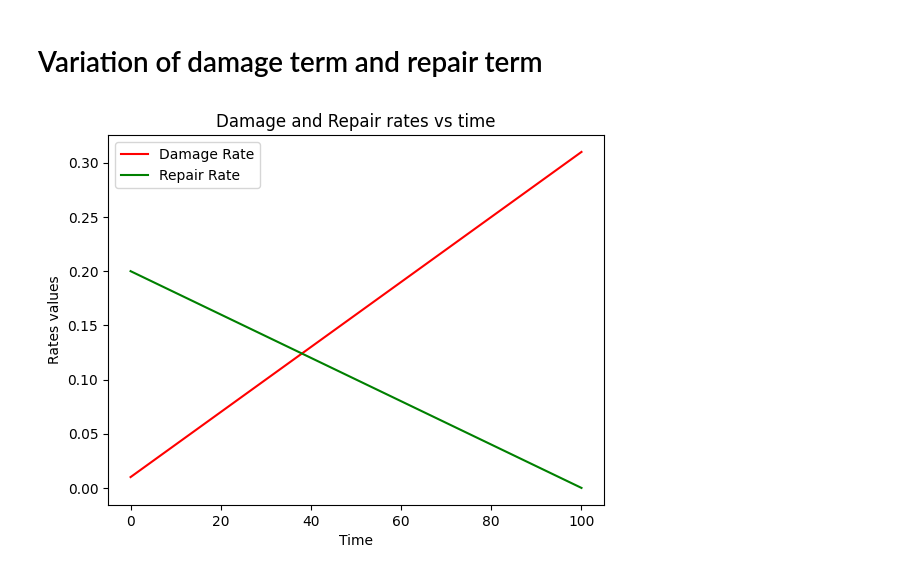
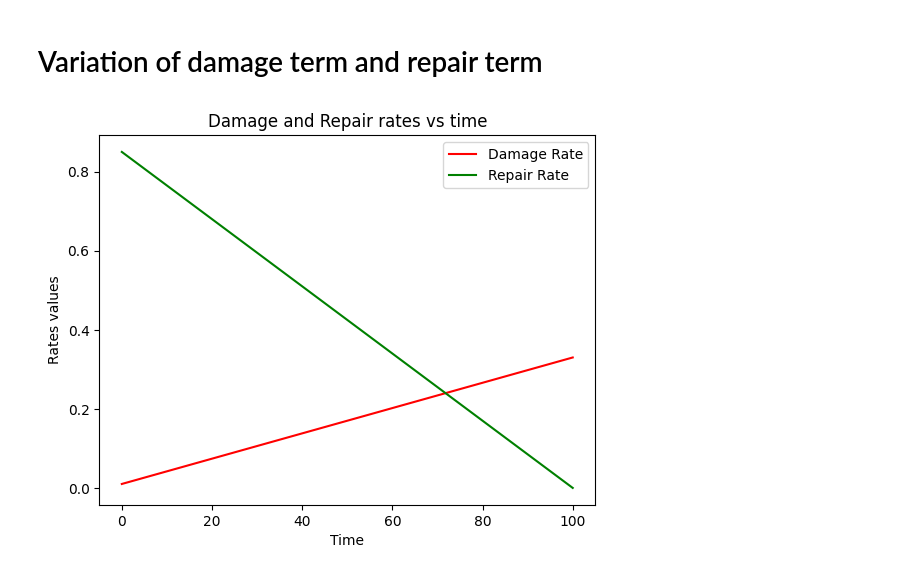
Before and after one commit to Rafther0112/Human_Aging_Research, a Jupyter notebook: Second_Part_Research/model_frailty_index_option_1.ipynb, the cells around one changed output. Cells and saved outputs as stored; diff of their text form; code cells hidden in the pictures.

```diff
--- a/Second_Part_Research/model_frailty_index_option_1.ipynb
+++ b/Second_Part_Research/model_frailty_index_option_1.ipynb
@@ -228,28 +249,27 @@ plt.savefig("SM_Correlation_Model.jpg", dpi = 1000)
 # %%
 t = np.linspace(0, 100, 100)
 
 f0 = 0.1
 a = 0.01
+b = 0.32
+r = 0.85
 s = 0.01
-
-b = 0.30
-r = 0.20
 
 
 valor_damage_rate = a*(1+b*t)
 valor_repair_rate = r*(1-s*t)
 
 
 
 plt.xlabel('Time')
 plt.ylabel('Rates values')
 plt.title('Damage and Repair rates vs time')
 plt.plot(t, valor_damage_rate, color = "Red", label = "Damage Rate")
 plt.plot(t, valor_repair_rate, color = "Green", label = "Repair Rate")
 plt.legend()
 plt.savefig("Damage_Repair_Rates.jpg", dpi = 1000)
 # %% [output]
-[figure, old version]
+[figure, new version]
 # %%
 file_path = 'Frailty_Index_Phenomenological.csv'
 
```
Also changed, not shown: parts of 4 cells of this notebook.
